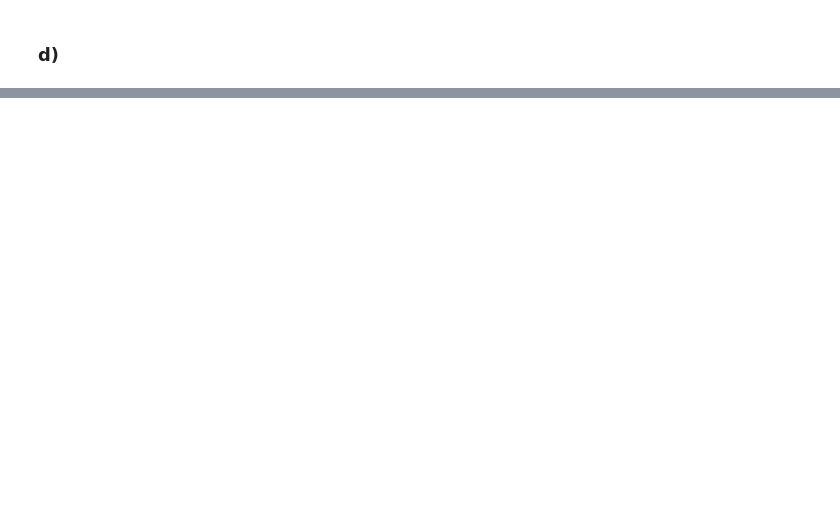
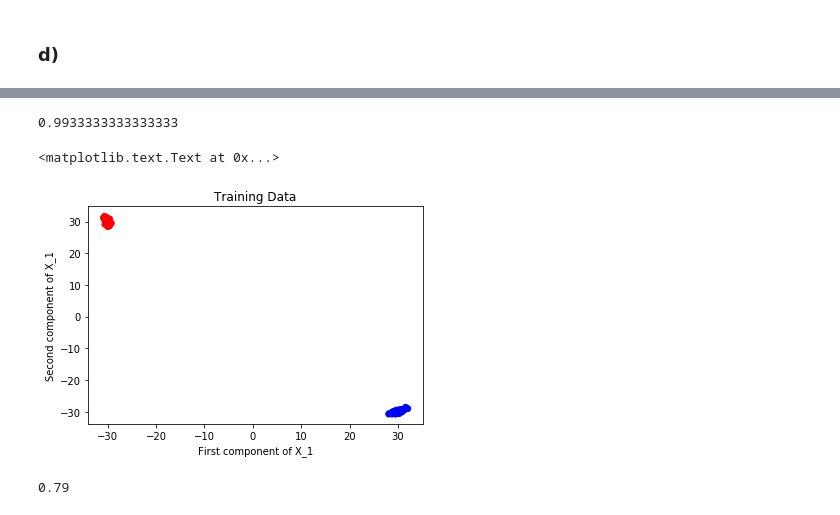
Before and after one commit to florence27/ml-algo-theory, a Jupyter notebook: solutions/uebung05/assignment05.ipynb, the cells around one changed output, grey strips where cells are left out. Cells and saved outputs as stored; diff of their text form; code cells hidden in the pictures; blank space fills up the shorter version.

```diff
--- a/solutions/uebung05/assignment05.ipynb
+++ b/solutions/uebung05/assignment05.ipynb
@@ -207,3 +247,32 @@ with open("dataset_2.pickle", "rb") as f:
     X_2, Y_2 = pickle.load(f)
 X_2_train, Y_2_train = X_2[:100], Y_2[:100]
 X_2_test, Y_2_test = X_2[100:], Y_2[100:]
+# %%
+# apply SVM to X_1
+c = LinearSVC()
+c.fit(X_1_train, Y_1_train)
+Y_pred = c.predict(X_1_test)
+accuracy = c.score(X_1_test, Y_1_test)
+accuracy
+# %% [output]
+0.9933333333333333
+# %%
+# plot X_1_train
+colors = ['red' if value == 1 else 'blue' for value in Y_1_train]
+plt.figure()
+plt.scatter(X_1_train[:, 0], X_1_train[:, 1], c=colors)
+plt.title('Training Data')
+plt.xlabel('First component of X_1')
+plt.ylabel('Second component of X_1')
+# %% [output]
+<matplotlib.text.Text at 0x...>
+[figure, added]
+# %%
+# apply SVM to X_2
+c = LinearSVC()
+c.fit(X_2_train, Y_2_train)
+Y_pred = c.predict(X_2_test)
+accuracy = c.score(X_2_test, Y_2_test)
+accuracy
+# %% [output]
+0.79
```
Also changed, not shown: parts of 8 cells of this notebook.
